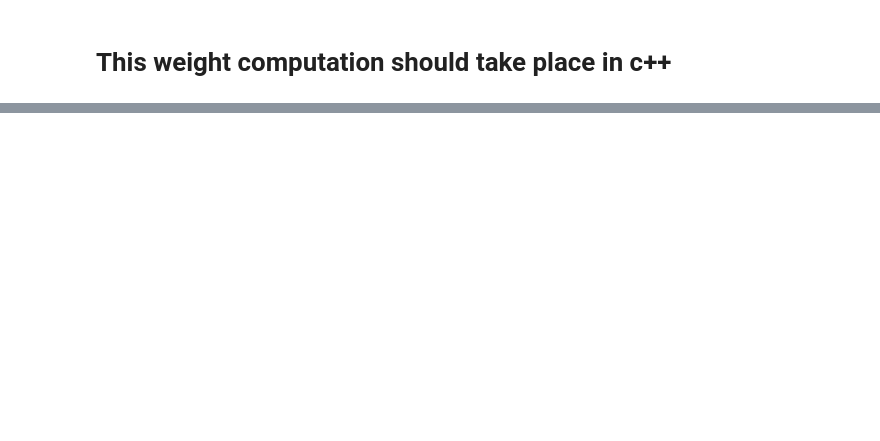
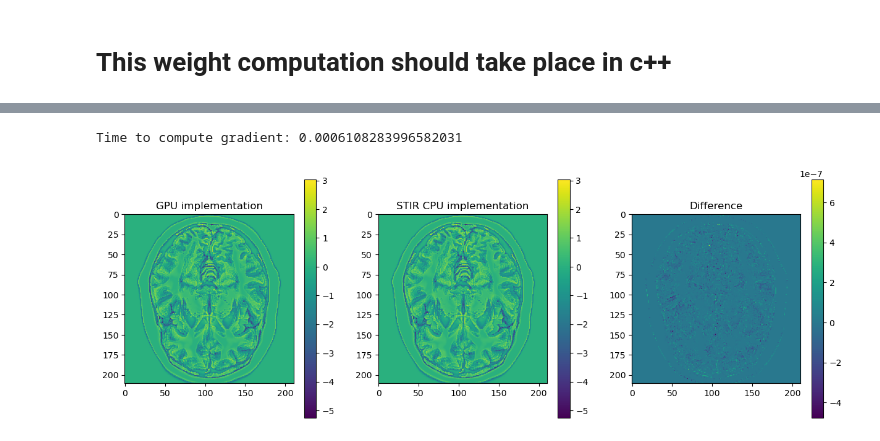
Before and after one commit to Imraj-Singh/RDP_cuda, a Jupyter notebook: rdp_testing.ipynb, the cells around one changed output, grey strips where cells are left out. Saved outputs shown, nothing was run; the diff lists cells and outputs as text; code cells hidden in the pictures; blank space fills up the shorter version.

Commit message:
consistent with stir rdp

```diff
--- a/rdp_testing.ipynb
+++ b/rdp_testing.ipynb
@@ -79,29 +88,32 @@ interact(plot_3d, z=(0, tmp_value.shape[0]-1, 1))
 # %%
 cp_img = cp.asarray(image.as_array())
 with open('/home/user/sirf/compute_gradient.cu', 'r', encoding='utf-8') as file:
     content = file.read()
 compute_gradient = cp.RawKernel(content, 'computeGradientKernel')
 tmp_grad = cp.zeros(cp_image.shape, dtype=cp.float32)
 
 start = time.time()
 for i in range(1):
     compute_gradient((x_dim, y_dim, z_dim), (9, 9, 9), (tmp_value, cp_image, cp_weights, cp_kappa, cp_penalisation_factor, cp_gamma, cp_epsilon, z_dim, y_dim, x_dim))
 time_to_compute_gradient = time.time()-start
 print('Time to compute gradient:', time_to_compute_gradient)
 
 compute_gradient((x_dim, y_dim, z_dim), (9, 9, 9), (tmp_grad, cp_image, cp_weights, cp_kappa, cp_penalisation_factor, cp_gamma, cp_epsilon, z_dim, y_dim, x_dim))
 
-def plot_3d(z):
-    fig, ax = plt.subplots(1, 3, figsize=(15, 5))
-    fig.colorbar(ax[0].imshow(tmp_grad[z,:,:].get()), ax=ax[0])
-    ax[0].set_title('GPU implementation')
-    fig.colorbar(ax[1].imshow(sirf_grad.as_array()[z,:,:]), ax=ax[1])
-    ax[1].set_title('STIR CPU implementation')
-    fig.colorbar(ax[2].imshow(tmp_grad[z,:,:].get()-sirf_grad.as_array()[z,:,:]), ax=ax[2])
-    ax[2].set_title('Difference')
-    plt.show()
+#def plot_3d(z):
+fig, ax = plt.subplots(1, 3, figsize=(15, 5))
+fig.colorbar(ax[0].imshow(tmp_grad[z,:,:].get()), ax=ax[0])
+ax[0].set_title('GPU implementation')
+fig.colorbar(ax[1].imshow(sirf_grad.as_array()[z,:,:]), ax=ax[1])
+ax[1].set_title('STIR CPU implementation')
+fig.colorbar(ax[2].imshow(tmp_grad[z,:,:].get()-sirf_grad.as_array()[z,:,:]), ax=ax[2])
+ax[2].set_title('Difference')
+plt.show()
 
-interact(plot_3d, z=(0, tmp_grad.shape[0]-1, 1))
+#interact(plot_3d, z=(0, tmp_grad.shape[0]-1, 1))
+# %% [output]
+Time to compute gradient: 0.0006108283996582031
+[figure, added]
 # %%
 n_repeats = 100
 
```
Also changed, not shown: parts of 4 cells of this notebook.
